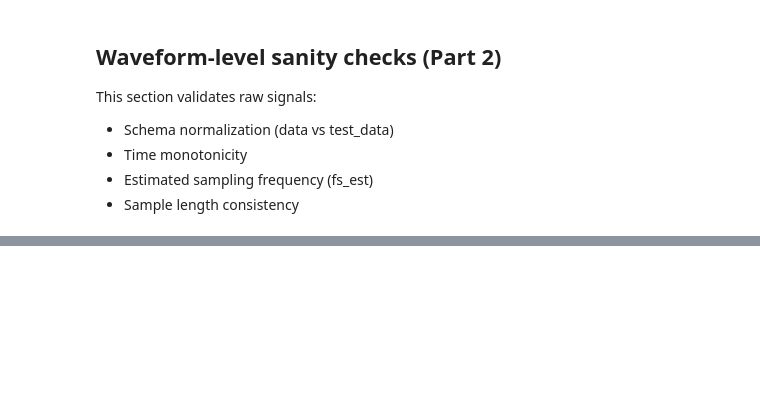
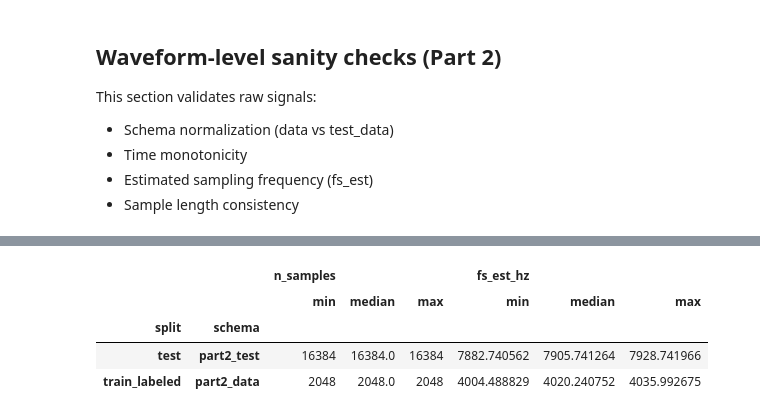
Before and after one commit to marioandrededeus/vibration-condition-monitoring, a Jupyter notebook: notebooks/01_part2_pipeline.ipynb, the cells around one changed output, grey strips where cells are left out. Cells and saved outputs as stored; diff of their text form; code cells hidden in the pictures; blank space fills up the shorter version.

```diff
--- a/notebooks/01_part2_pipeline.ipynb
+++ b/notebooks/01_part2_pipeline.ipynb
@@ -123,0 +222,8 @@ samples_to_check[["sample_id", "split", "filepath"]]
+# %%
+sanity_df.groupby(["split", "schema"])[["n_samples", "fs_est_hz"]].agg(["min","median","max"])
+# %% [output]
+|  |  | n_samples |  |  | fs_est_hz |  |  |
+|  |  | min | median | max | min | median | max |
+| split | schema |  |  |  |  |  |  |
+| test | part2_test | 16384 | 16384.0 | 16384 | 7882.740562 | 7905.741264 | 7928.741966 |
+| train_labeled | part2_data | 2048 | 2048.0 | 2048 | 4004.488829 | 4020.240752 | 4035.992675 |
```
Also changed, not shown: parts of 8 cells of this notebook, 1 other file.
